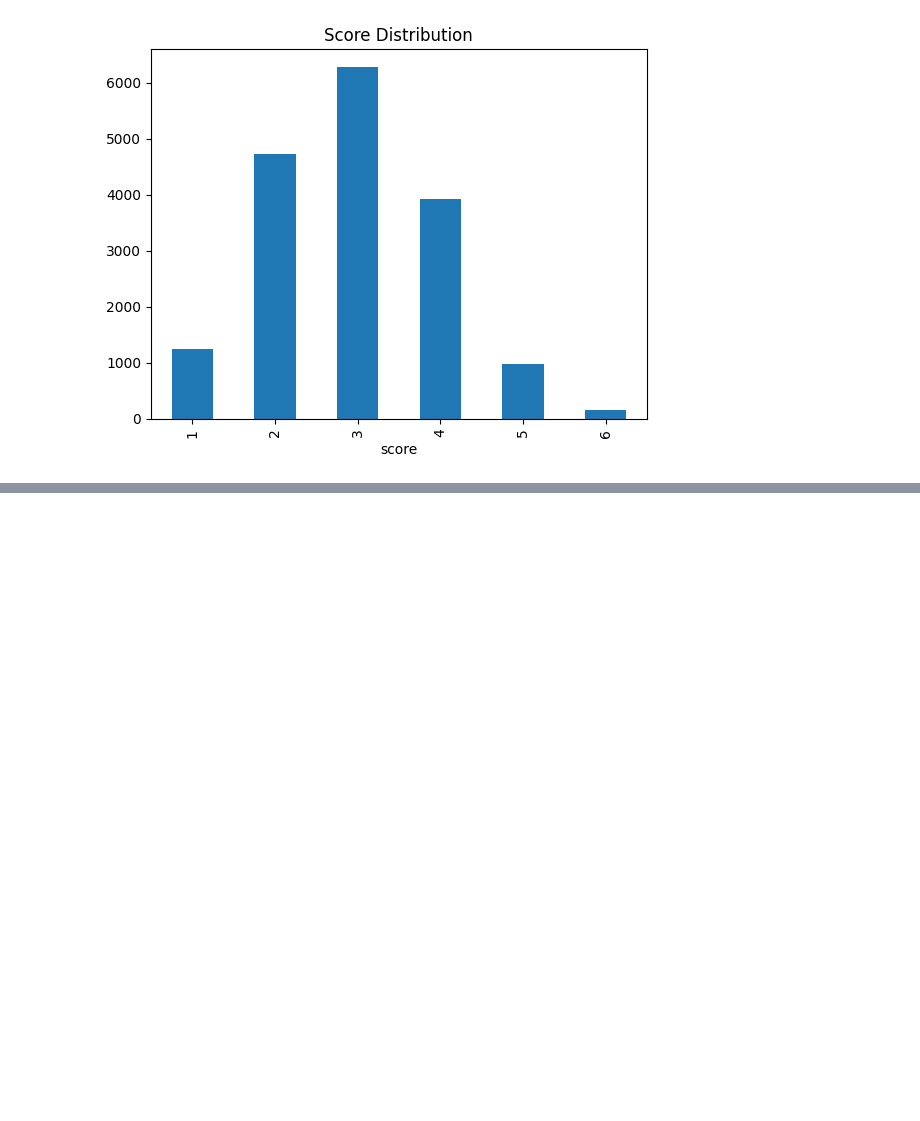
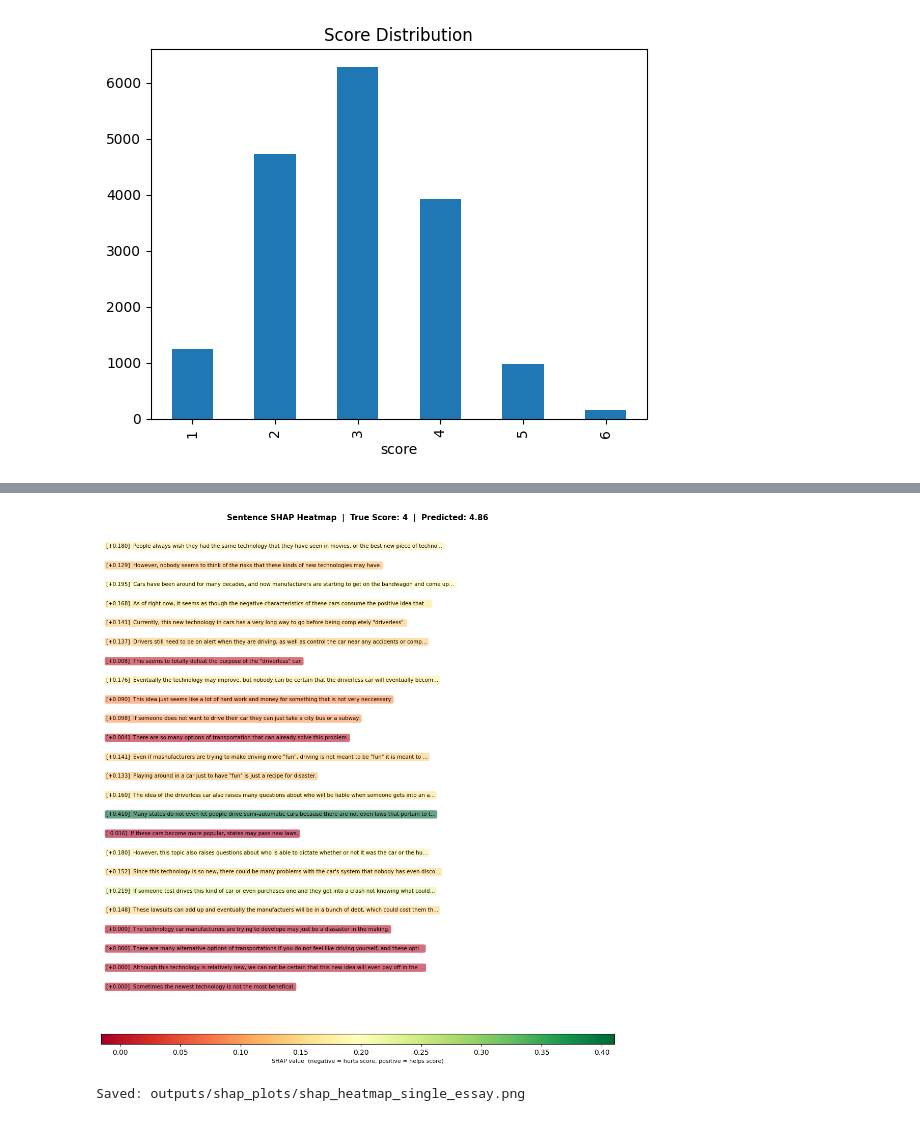
Before and after one commit to yashghatol/edtech-nlp-pipeline, a Jupyter notebook: notebooks/Phase2_EDA.ipynb, the cells around one changed output, grey strips where cells are left out. Cells and saved outputs as stored; diff of their text form; code cells hidden in the pictures; blank space fills up the shorter version.

```diff
--- a/notebooks/Phase2_EDA.ipynb
+++ b/notebooks/Phase2_EDA.ipynb
@@ -29,0 +175,52 @@ KeyboardInterrupt:
+# %%
+import matplotlib.cm as cm
+from matplotlib.colors import Normalize
+
+showcase  = shap_results[4]
+shap_dict = showcase['shap']
+sentences = list(shap_dict.keys())
+values    = np.array(list(shap_dict.values()))
+
+norm = Normalize(vmin=values.min(), vmax=values.max())
+cmap = cm.RdYlGn
+
+fig, ax = plt.subplots(figsize=(13, max(5, len(sentences) * 0.55)))
+ax.axis('off')
+
+y           = 0.97
+line_height = min(0.09, 0.92 / len(sentences))
+
+for sent, val in zip(sentences, values):
+    color   = cmap(norm(val))
+    display = sent[:110] + '...' if len(sent) > 110 else sent
+    ax.text(
+        0.01, y,
+        f"[{val:+.3f}]  {display}",
+        transform=ax.transAxes, fontsize=7.5,
+        verticalalignment='top',
+        bbox=dict(boxstyle='round,pad=0.3', facecolor=color,
+                  alpha=0.6, edgecolor='none')
+    )
+    y -= line_height
+
+ax.set_title(
+    f"Sentence SHAP Heatmap  |  "
+    f"True Score: {showcase['true_score']}  |  "
+    f"Predicted: {showcase['pred_score']:.2f}",
+    fontsize=11, fontweight='bold', pad=12
+)
+
+sm = cm.ScalarMappable(cmap=cmap, norm=norm)
+sm.set_array([])
+cbar = plt.colorbar(sm, ax=ax, orientation='horizontal',
+                    fraction=0.025, pad=0.01, aspect=50)
+cbar.set_label('SHAP value  (negative = hurts score, positive = helps score)',
+               fontsize=8)
+
+save_path = 'outputs/shap_plots/shap_heatmap_single_essay.png'
+plt.savefig(save_path, dpi=150, bbox_inches='tight', facecolor='white')
+plt.show()
+print(f"Saved: {save_path}")
+# %% [output]
+[figure, added]
+Saved: outputs/shap_plots/shap_heatmap_single_essay.png
```
Also changed, not shown: parts of 5 cells of this notebook, 20 other files.
